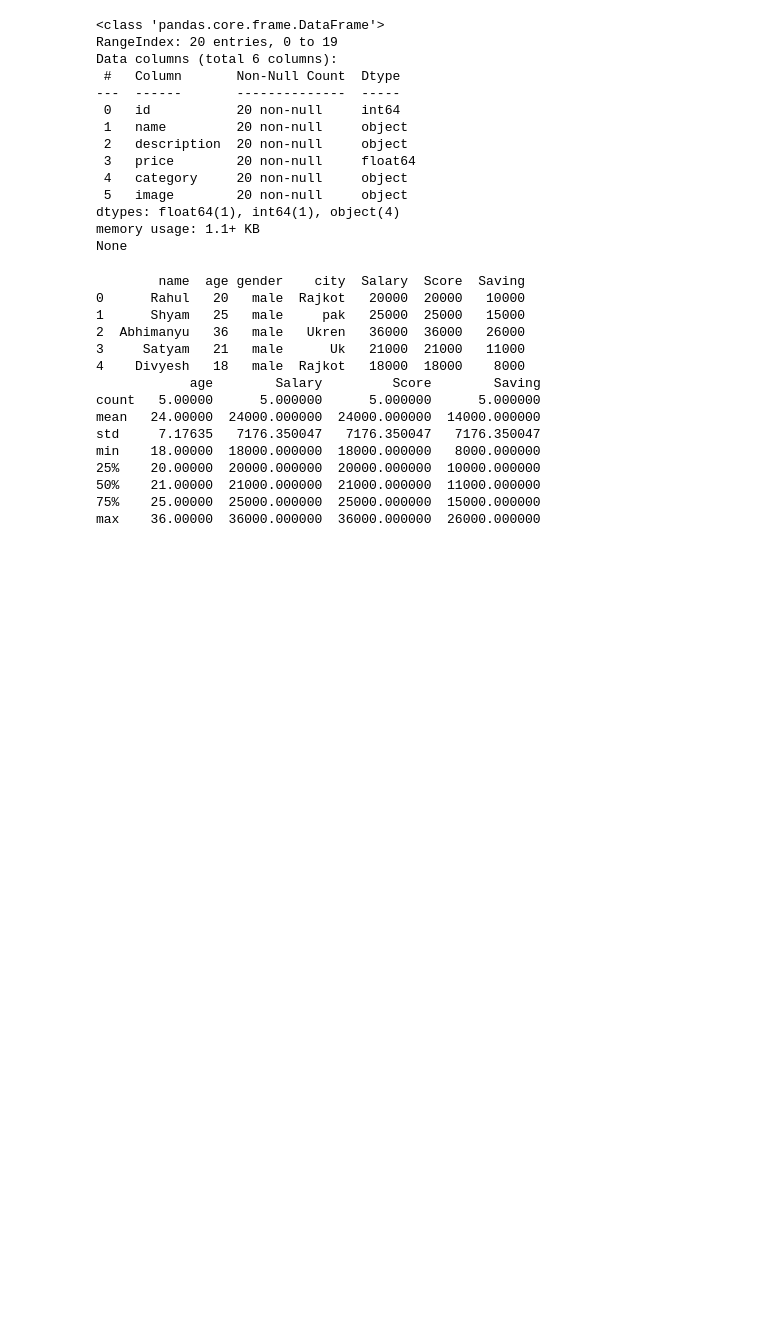
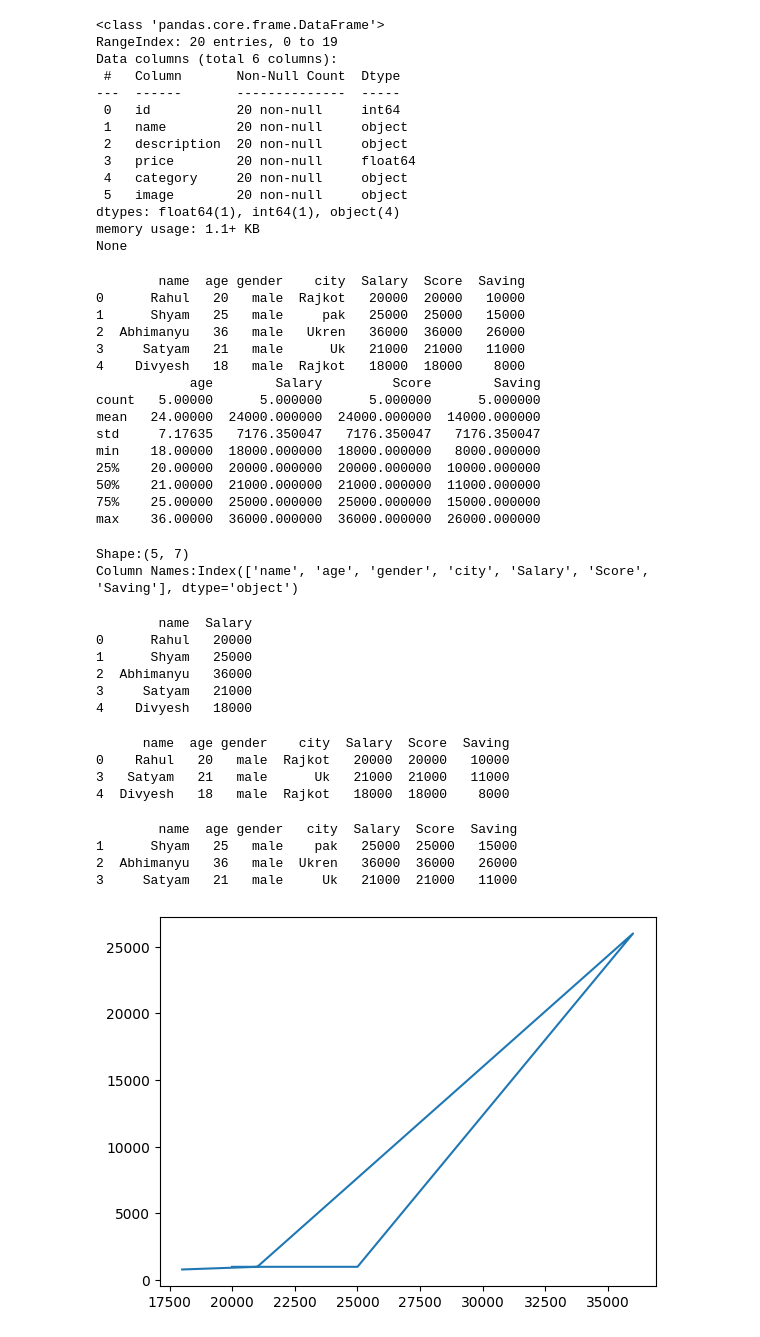
Before and after one commit to amgupta1125-lgtm/Numpy-Learning, a Jupyter notebook: PANDAS1.ipynb, the cells around one changed output. Drawn from its saved outputs; the diff is of its cells as text; code cells hidden in the pictures; blank space fills up the shorter version.

```diff
--- a/PANDAS1.ipynb
+++ b/PANDAS1.ipynb
@@ -152,3 +152,75 @@ min    18.00000  18000.000000  18000.000000   8000.000000
 50%    21.00000  21000.000000  21000.000000  11000.000000
 75%    25.00000  25000.000000  25000.000000  15000.000000
 max    36.00000  36000.000000  36000.000000  26000.000000
+# %%
+data = {
+        "name": ['Rahul','Shyam','Abhimanyu','Satyam','Divyesh'],
+        "age" : [20,25,36,21,18] ,
+        "gender" : ['male','male','male','male','male'],
+        "city" : ['Rajkot','pak','Ukren','Uk','Rajkot'],
+        "Salary": [20000,25000,36000,21000,18000],
+        "Score": [20000,25000,36000,21000,18000],
+        "Saving": [10000,15000,26000,11000,8000]
+        }
+df = pd.DataFrame(data)
+
+
+print(f'Shape:{df.shape}')
+print(f'Column Names:{df.columns}')
+# %% [output]
+Shape:(5, 7)
+Column Names:Index(['name', 'age', 'gender', 'city', 'Salary', 'Score', 'Saving'], dtype='object')
+# %%
+data = {
+        "name": ['Rahul','Shyam','Abhimanyu','Satyam','Divyesh'],
+        "age" : [20,25,36,21,18] ,
+        "gender" : ['male','male','male','male','male'],
+        "city" : ['Rajkot','pak','Ukren','Uk','Rajkot'],
+        "Salary": [20000,25000,36000,21000,18000],
+        "Score": [20000,25000,36000,21000,18000],
+        "Saving": [10000,15000,26000,11000,8000]
+        }
+df = pd.DataFrame(data)
+subset=df[["name","Salary"]]
+print(subset)
+# %% [output]
+        name  Salary
+0      Rahul   20000
+1      Shyam   25000
+2  Abhimanyu   36000
+3     Satyam   21000
+4    Divyesh   18000
+# %%
+data = {
+        "name": ['Rahul','Shyam','Abhimanyu','Satyam','Divyesh'],
+        "age" : [20,25,36,21,18] ,
+        "gender" : ['male','male','male','male','male'],
+        "city" : ['Rajkot','pak','Ukren','Uk','Rajkot'],
+        "Salary": [20000,25000,36000,21000,18000],
+        "Score": [20000,25000,36000,21000,18000],
+        "Saving": [10000,15000,26000,11000,8000]
+        }
+df = pd.DataFrame(data)
+lower_salary = df[df['Salary']<25000]
+print(lower_salary)
+# %% [output]
+      name  age gender    city  Salary  Score  Saving
+0    Rahul   20   male  Rajkot   20000  20000   10000
+3   Satyam   21   male      Uk   21000  21000   11000
+4  Divyesh   18   male  Rajkot   18000  18000    8000
+# %%
+higher_salary=df[df['Salary']>20000]
+print(higher_salary)
+# %% [output]
+        name  age gender   city  Salary  Score  Saving
+1      Shyam   25   male    pak   25000  25000   15000
+2  Abhimanyu   36   male  Ukren   36000  36000   26000
+3     Satyam   21   male     Uk   21000  21000   11000
+# %%
+import matplotlib.pyplot as plt
+x = [20000,25000,36000,21000,18000]
+y = [1000,1000,26000,1000,800]
+plt.plot(x,y)
+plt.show()
+# %% [output]
+[figure, added]
```
Also changed, not shown: parts of 4 cells of this notebook.
